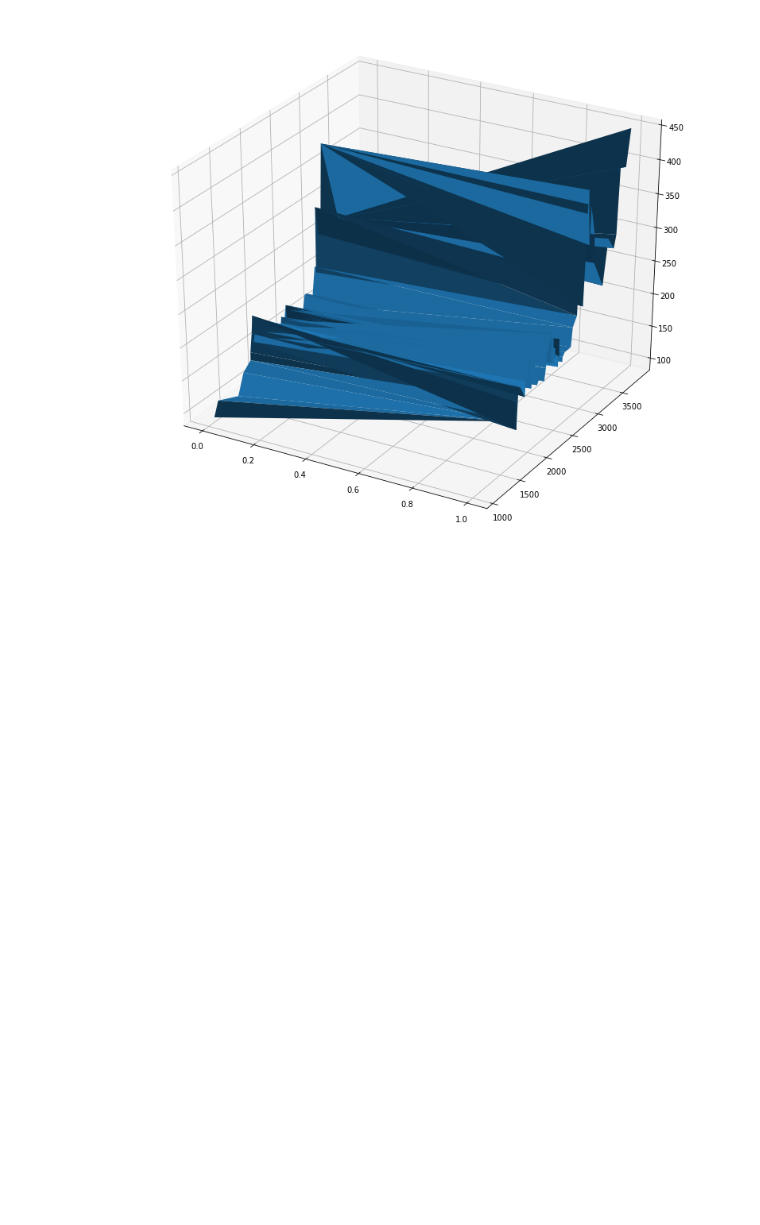
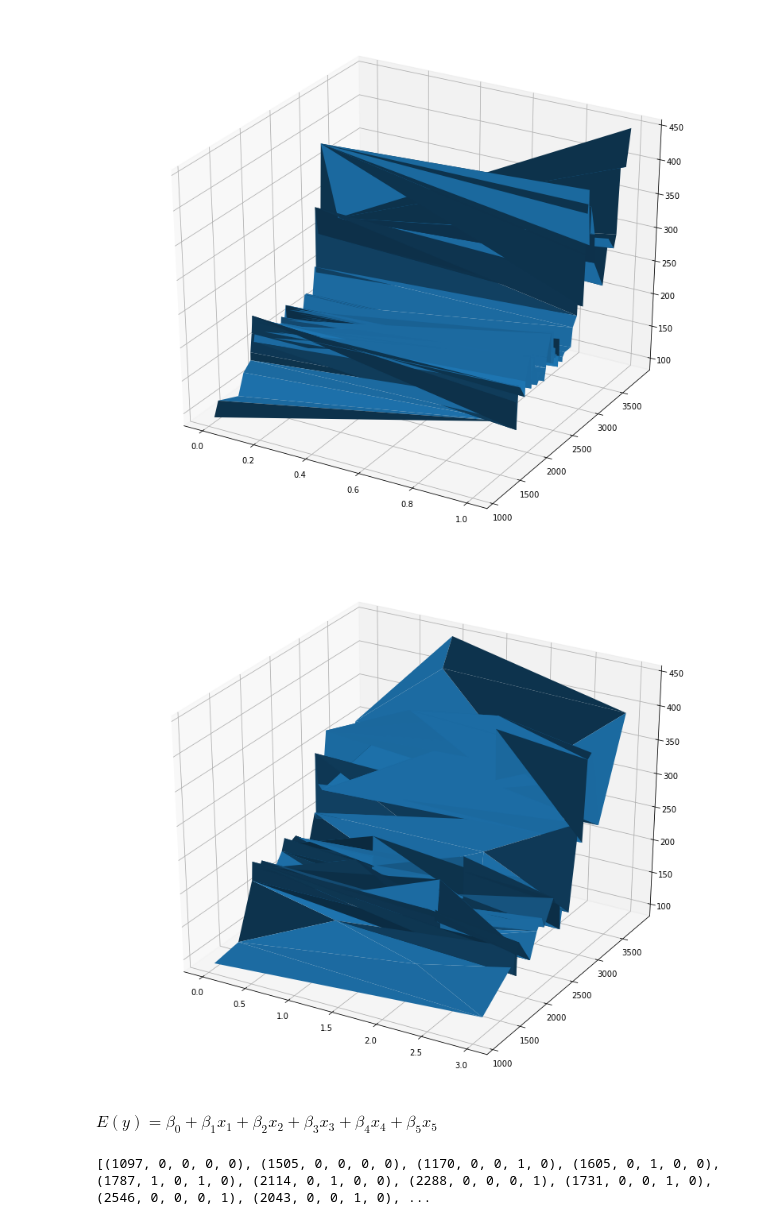
Before and after one commit to johnloane/sd4_dav_24, a Jupyter notebook: Multivariate Analysis Early.ipynb, the cells around one changed output. Cells and saved outputs as stored; diff of their text form; code cells hidden in the pictures; blank space fills up the shorter version.

```diff
--- a/Multivariate Analysis Early.ipynb
+++ b/Multivariate Analysis Early.ipynb
@@ -899,3 +899,18 @@ ax.plot_trisurf(x, y, z, linewidth=0.2, antialiased=True)
 plt.show()
 # %% [output]
 [figure]
+# %%
+from mpl_toolkits import mplot3d
+
+fig = plt.figure(figsize=(14, 12))
+ax = plt.axes(projection='3d')
+x = np.array(label)
+y = np.array(sqft)
+z = np.array(price)
+#z = [row[0] for row in z]
+ax.plot_trisurf(x, y, z, linewidth=0.2, antialiased=True)
+plt.show()
+# %% [output]
+[figure, added]
+# %% [markdown]
+$E(y) = \beta_0 + \beta_1x_1 + \beta_2x_2 + \beta_3x_3 + \beta_4x_4 + \beta_5x_5$
@@ -901,0 +938,5 @@ plt.show()
+# %%
+all_data = list(zip(sqft, excellent, south, west, north))
+print(all_data)
+# %% [output]
+[(1097, 0, 0, 0, 0), (1505, 0, 0, 0, 0), (1170, 0, 0, 1, 0), (1605, 0, 1, 0, 0), (1787, 1, 0, 1, 0), (2114, 0, 1, 0, 0), (2288, 0, 0, 0, 1), (1731, 0, 0, 1, 0), (2546, 0, 0, 0, 1), (2043, 0, 0, 1, 0), ...
```
Also changed, not shown: parts of 14 cells of this notebook, 2 other files.
